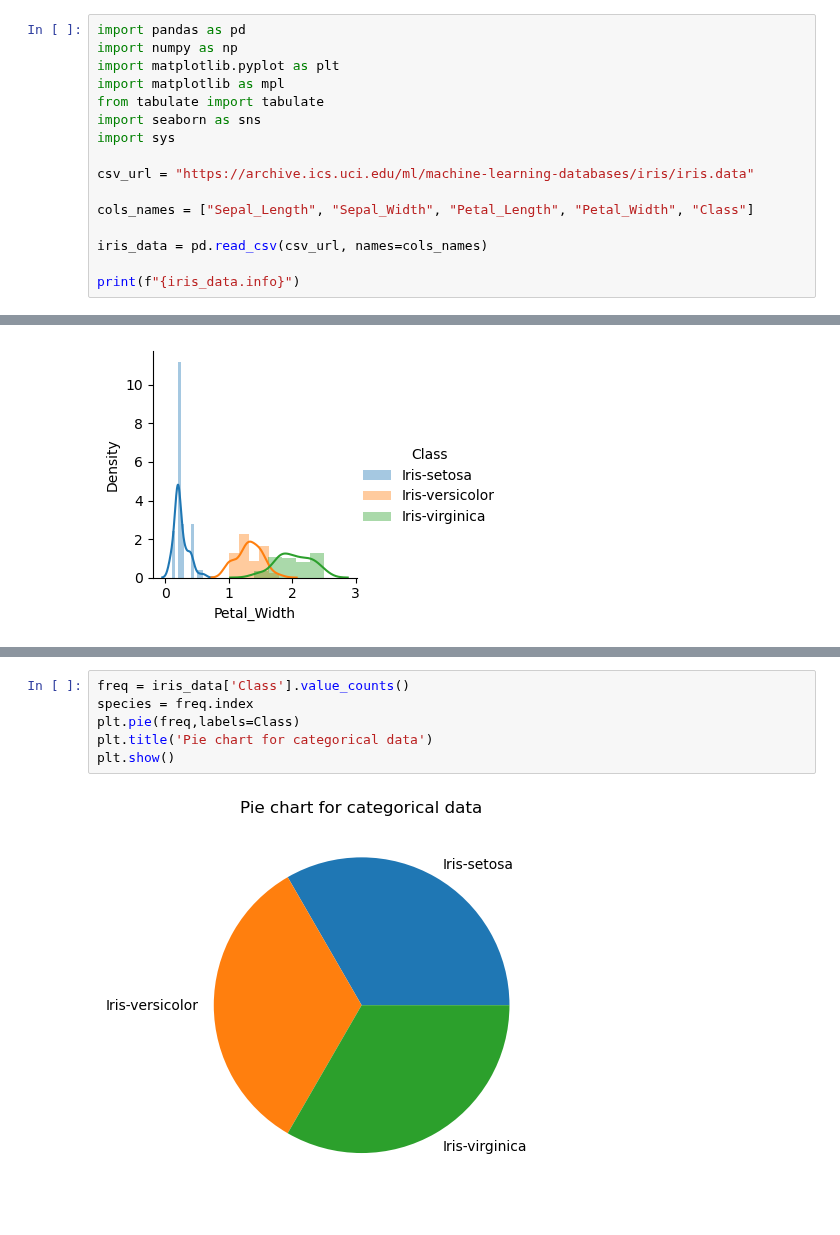
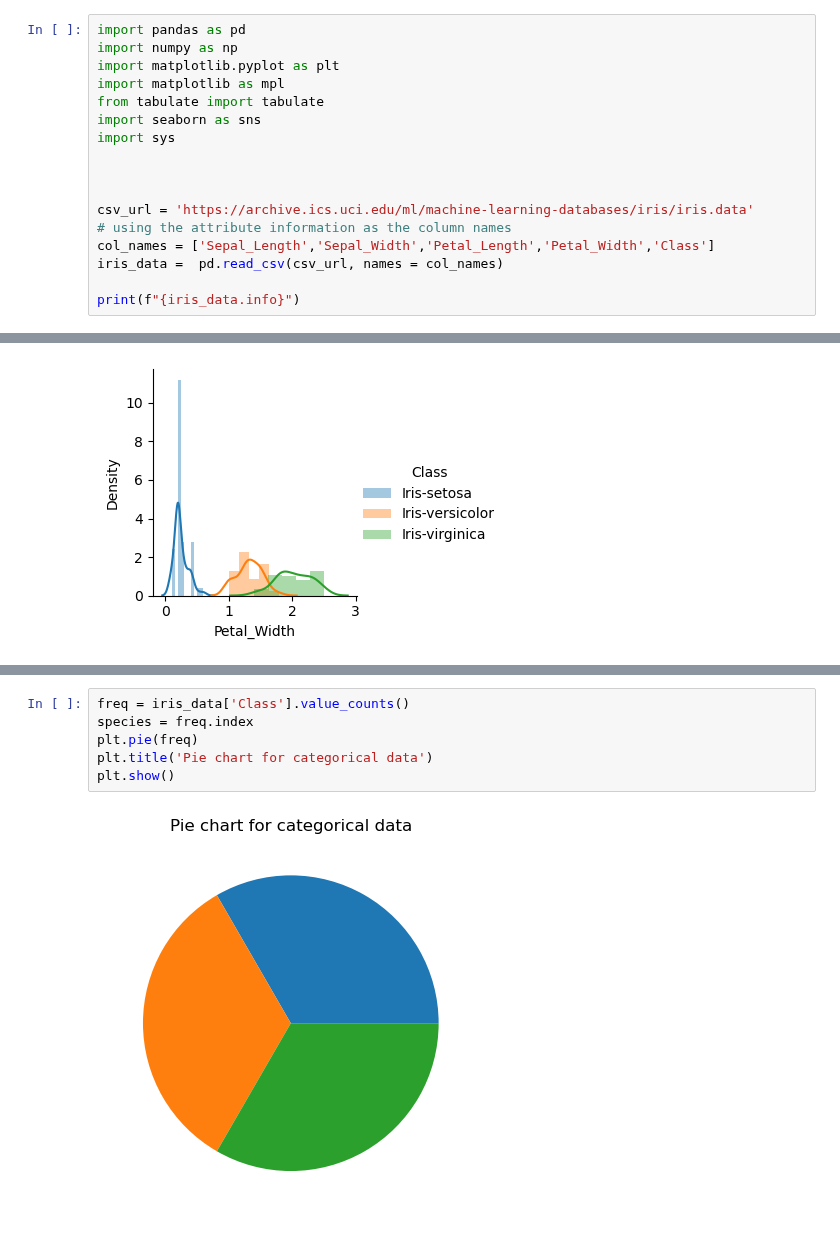
Before and after one commit to keithmmc/data_fundamentals, a Jupyter notebook: project.ipynb, the cells around one changed output, grey strips where cells are left out. Saved outputs shown, nothing was run; the diff lists cells and outputs as text.

```diff
--- a/project.ipynb
+++ b/project.ipynb
@@ -24,11 +24,12 @@ from tabulate import tabulate
 import seaborn as sns
 import sys
 
-csv_url = "https://archive.ics.uci.edu/ml/machine-learning-databases/iris/iris.data"
 
-cols_names = ["Sepal_Length", "Sepal_Width", "Petal_Length", "Petal_Width", "Class"]
 
-iris_data = pd.read_csv(csv_url, names=cols_names)
+csv_url = 'https://archive.ics.uci.edu/ml/machine-learning-databases/iris/iris.data'
+# using the attribute information as the column names
+col_names = ['Sepal_Length','Sepal_Width','Petal_Length','Petal_Width','Class']
+iris_data =  pd.read_csv(csv_url, names = col_names)
 
 print(f"{iris_data.info}")
 # %% [output]
@@ -259,8 +275,8 @@ https://gist.github.com/mwaskom/de44147ed2974457ad6372750bbe5751
 # %%
 freq = iris_data['Class'].value_counts()
 species = freq.index
-plt.pie(freq,labels=Class)
+plt.pie(freq)
 plt.title('Pie chart for categorical data')
 plt.show()
 # %% [output]
-[figure, old version]
+[figure, new version]
```
Also changed, not shown: parts of 7 cells of this notebook.
